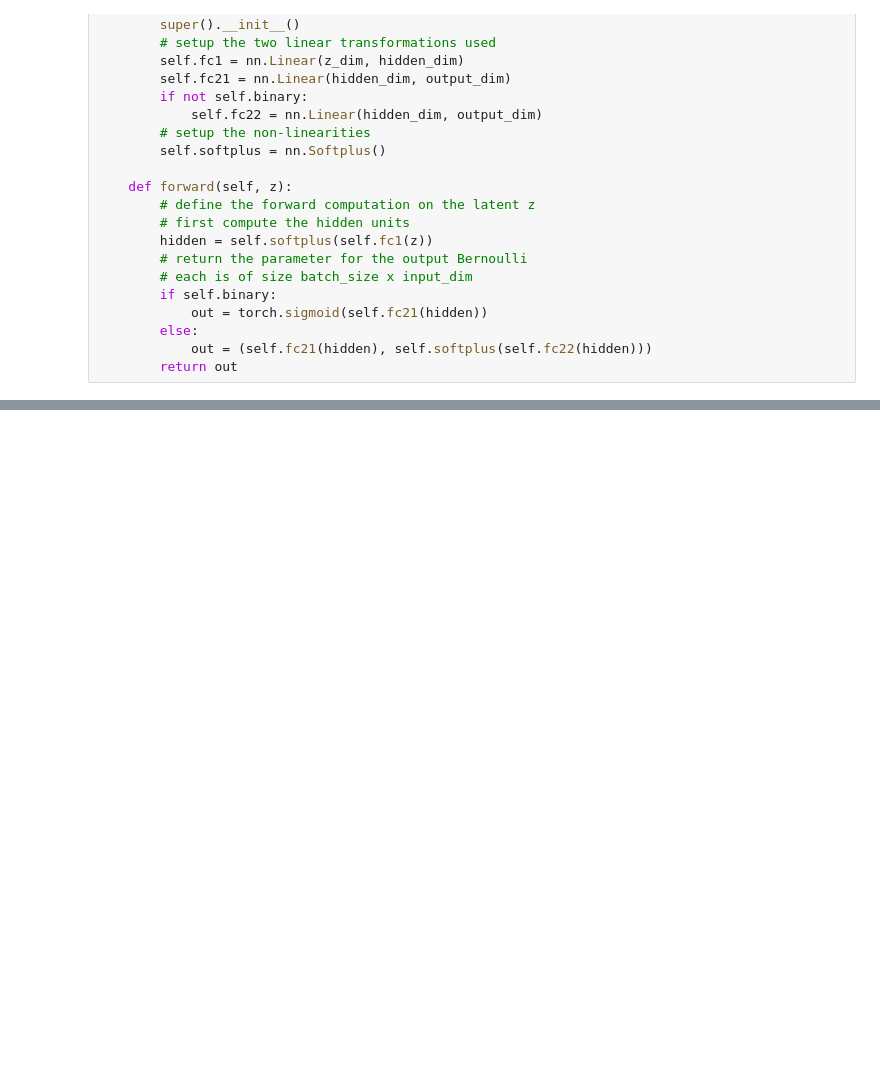
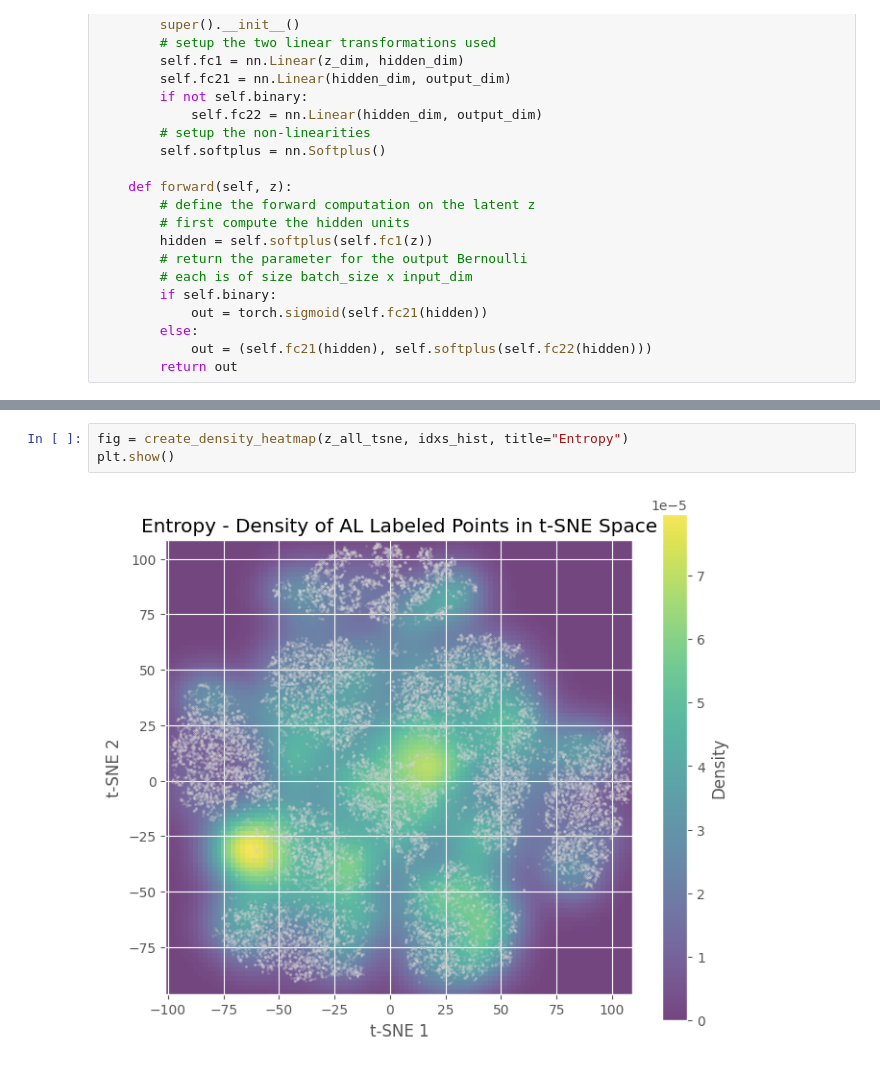
Before and after one commit to teisnotte/model-based-machine-learning-ssvae, a Jupyter notebook: ssVAE_mabeng copy.ipynb, the cells around one changed output, grey strips where cells are left out. Drawn from its saved outputs; the diff is of its cells as text; blank space fills up the shorter version.

```diff
--- a/ssVAE_mabeng copy.ipynb
+++ b/ssVAE_mabeng copy.ipynb
@@ -701,0 +1072,5 @@ tensor(51)
+# %%
+fig = create_density_heatmap(z_all_tsne, idxs_hist, title="Entropy")
+plt.show()
+# %% [output]
+[figure, added]
```
Also changed, not shown: parts of 88 cells of this notebook.
